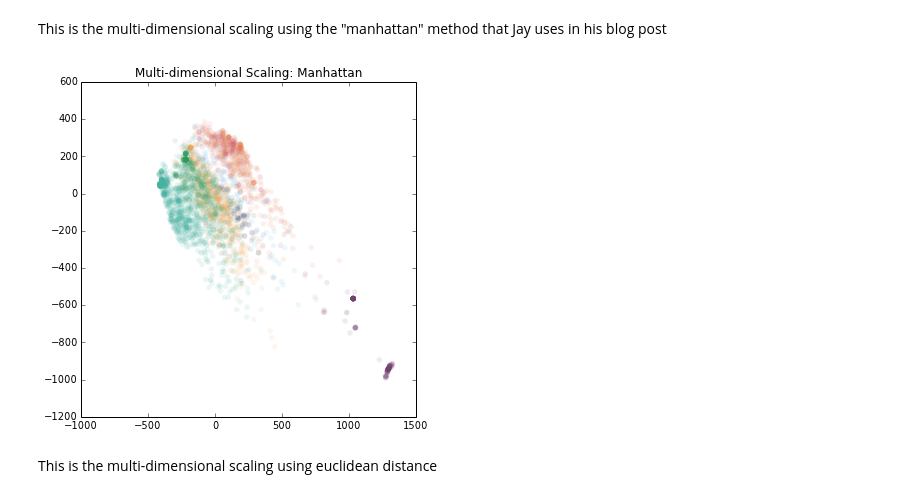
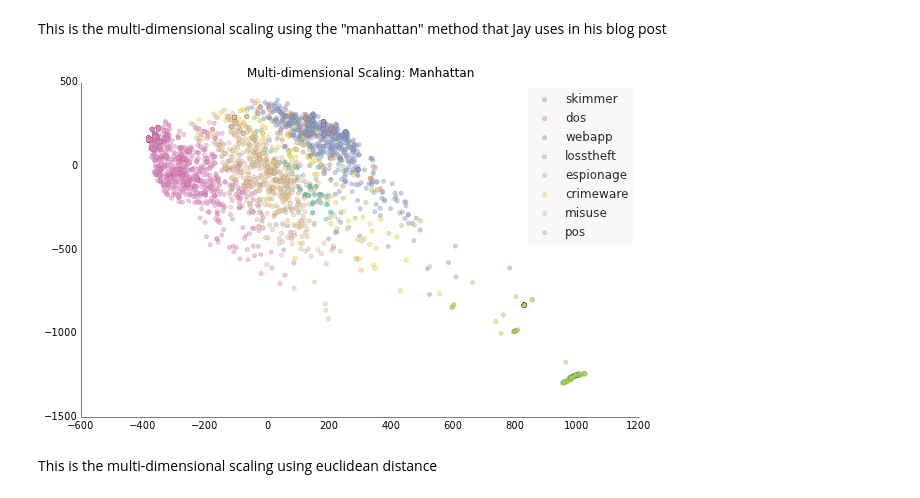
Before and after one commit to krmaxwell/incident-patterns, a Jupyter notebook: clustering-kevin.ipynb, the cells around one changed output. Cells and saved outputs as stored; diff of their text form; code cells hidden in the pictures.

Commit message:
makes graphics look nicer

```diff
--- a/clustering-kevin.ipynb
+++ b/clustering-kevin.ipynb
@@ -181,56 +177,60 @@ def identifyPattern(inDict):
     # skimmers
     if inDict["attribute.confidentiality.data.variety.Payment"] == 1 and \
       inDict["action.physical.variety.Tampering"]==1:
-            return '#283F6C'  # dark blue
+            return 'skimmer'  # dark blue
 
     # dos
     if inDict['action.hacking.variety.DoS'] == 1:
-        return '#CC548D' # pink
+        return 'dos' # pink
 
     if inDict["action.hacking.vector.Web application"]==1:
-        return '#E37B4F'
+        return 'webapp'
 
     # loss and theft
     if inDict['action.error.variety.Loss'] == 1 or inDict['action.physical.variety.Theft'] == 1:
-        return '#45B2A1'
+        return 'losstheft'
 
     # espionage
     if inDict['actor.external.motive.Espionage'] == 1 or \
       inDict["actor.external.variety.State-affiliated"]==1 :
-        return '#74406D' # purple
+        return 'espionage' # purple
 
     # crimeware
     if inDict['action.malware'] == 1 and \
       inDict['action.malware.vector.Direct install'] == 0:
-            return '#45B4F7' # light blue
+            return 'crimeware' # light blue
 
     # misuse
     if inDict['action.misuse'] == 1:
-        return '#FAA85C' # yellow
+        return 'misuse' # yellow
 
     # point of sale
     if inDict['action.hacking'] == 1 and \
       (inDict["asset.assets.variety.S - POS controller"]==1 or inDict["asset.assets.variety.U - POS terminal"]==1):
-            return '#8A231A' # red
+            return 'pos' # red
 
     # Error
     if inDict['action.error'] == 1:
-        return '#2B9A5B'
+        return 'error'
 
     # Other
-    return 'white' # nothing else will show up because of white on white
+    return 'other' # nothing else will show up because of white on white
 # %%
 df['pattern'] = [identifyPattern(row) for index, row in df.iterrows()]
 # %% [markdown]
 This is the multi-dimensional scaling using the "manhattan" method that Jay uses in his blog post
-# %%
-from matplotlib import pyplot as plt
-%matplotlib inline
-plt.figure(1, figsize=(6,6))
-plt.title("Multi-dimensional Scaling: Manhattan")
-plt.scatter(df['ypos_m'],df['xpos_m'], s=30, alpha=0.1, linewidths=0, c=list(df['pattern']))
-plt.show()
-# %% [output]
-[figure, removed]
+# %%
+from matplotlib import pyplot as plt
+%matplotlib inline
+fig, ax = ppl.subplots(figsize=(10,6))
+for each in ['skimmer','dos','webapp','losstheft','espionage','crimeware','misuse','pos']:
+    ypos = df[df['pattern']==each]['ypos_m']
+    xpos = df[df['pattern']==each]['xpos_m']
+    ax = ppl.scatter(ypos,xpos,label=each)
+ppl.legend(ax,loc='upper right')
+plt.title("Multi-dimensional Scaling: Manhattan")
+plt.show()
+# %% [output]
+[figure, added]
 # %% [markdown]
 This is the multi-dimensional scaling using euclidean distance
```
Also changed, not shown: parts of 6 cells of this notebook.
